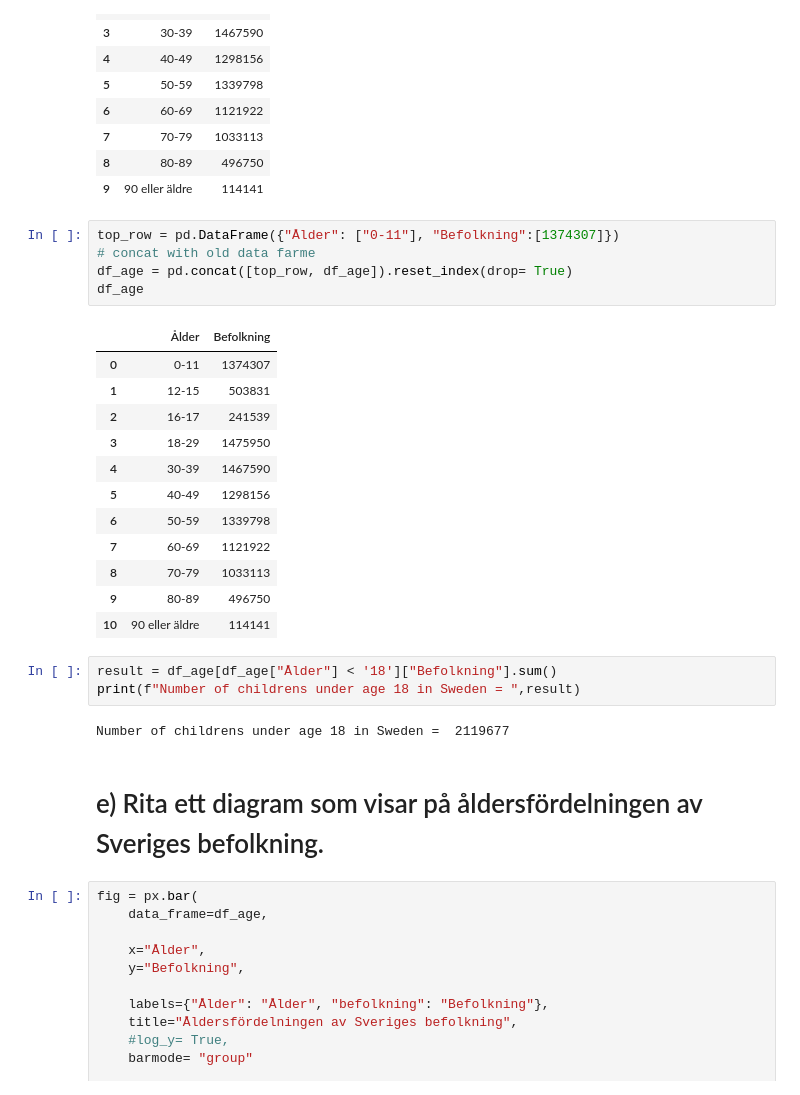
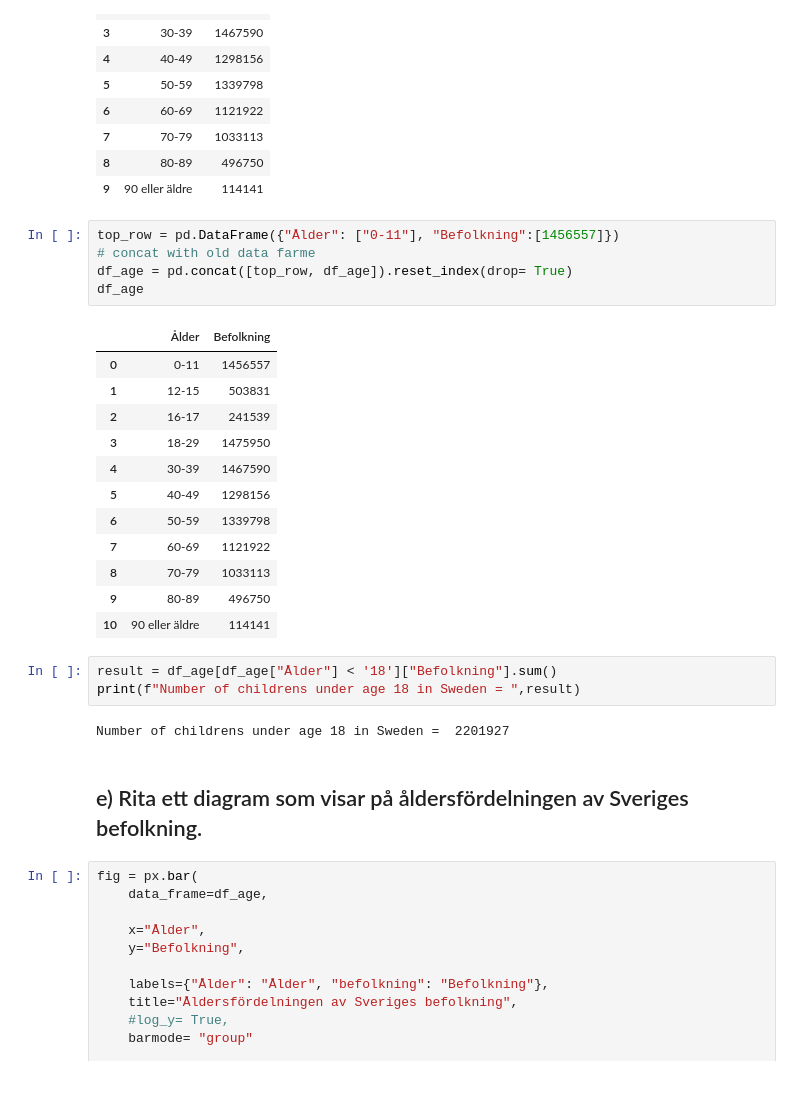
Before and after one commit to VineelaNedunuri/Databehandling-Vineela-Nedunuri, a Jupyter notebook: Labb/Uppgift2_vaccine.ipynb, the cells around one changed output. Drawn from its saved outputs; the diff is of its cells as text.

```diff
--- a/Labb/Uppgift2_vaccine.ipynb
+++ b/Labb/Uppgift2_vaccine.ipynb
@@ -128,13 +139,13 @@ df_age
 | 8 | 80-89 | 496750 |
 | 9 | 90 eller äldre | 114141 |
 # %%
-top_row = pd.DataFrame({"Ålder": ["0-11"], "Befolkning":[1374307]})
+top_row = pd.DataFrame({"Ålder": ["0-11"], "Befolkning":[1456557]})
 # concat with old data farme
 df_age = pd.concat([top_row, df_age]).reset_index(drop= True)
 df_age
 # %% [output]
 |  | Ålder | Befolkning |
-| 0 | 0-11 | 1374307 |
+| 0 | 0-11 | 1456557 |
 | 1 | 12-15 | 503831 |
 | 2 | 16-17 | 241539 |
 | 3 | 18-29 | 1475950 |
@@ -149,9 +160,9 @@ df_age
 result = df_age[df_age["Ålder"] < '18']["Befolkning"].sum()
 print(f"Number of childrens under age 18 in Sweden = ",result)
 # %% [output]
-Number of childrens under age 18 in Sweden =  2119677
+Number of childrens under age 18 in Sweden =  2201927
 # %% [markdown]
-# e) Rita ett diagram som visar på åldersfördelningen av Sveriges befolkning.
+## e) Rita ett diagram som visar på åldersfördelningen av Sveriges befolkning.
 # %%
 fig = px.bar(
     data_frame=df_age,
```
Also changed, not shown: parts of 12 cells of this notebook, 6 other files.
